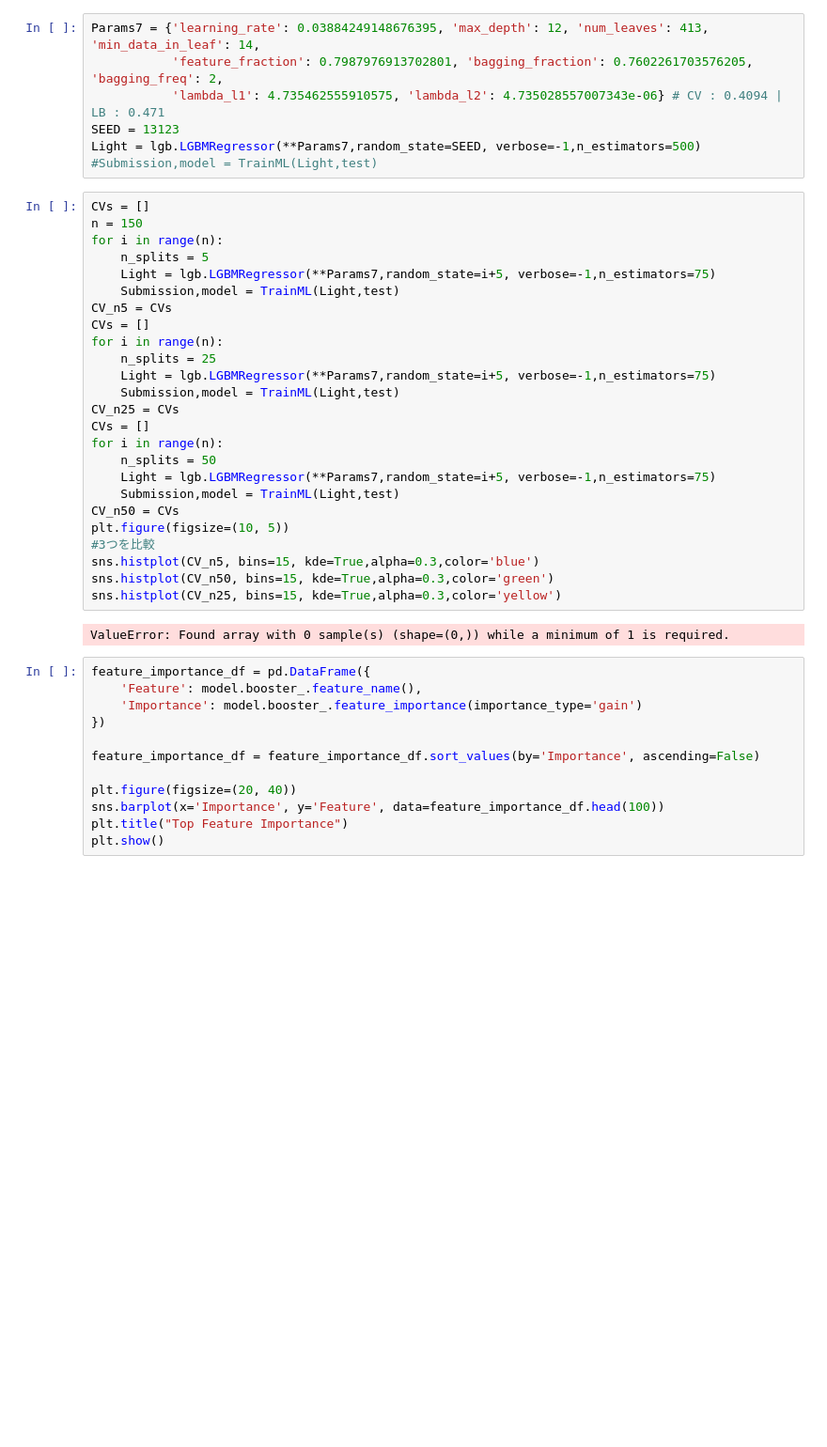
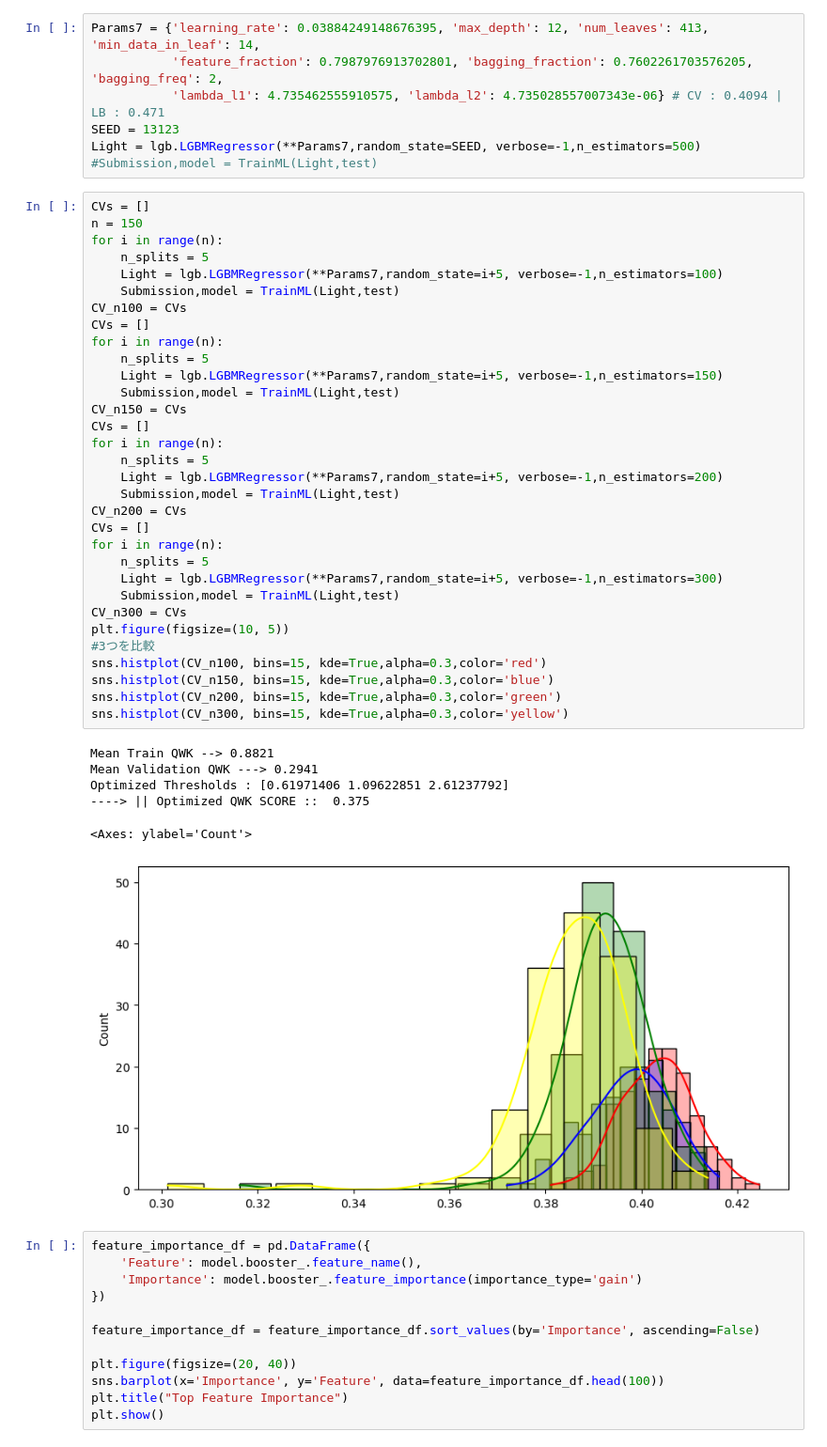
Before and after one commit to matu997/kaggle-cmi2, a Jupyter notebook: notebook/000drafi006.ipynb, the cells around one changed output. Shown at 94% size. Cells and saved outputs as stored; diff of their text form; blank space fills up the shorter version.

```diff
--- a/notebook/000drafi006.ipynb
+++ b/notebook/000drafi006.ipynb
@@ -203,30 +203,42 @@ Light = lgb.LGBMRegressor(**Params7,random_state=SEED, verbose=-1,n_estimators=5
 # %%
 CVs = []
 n = 150
 for i in range(n):
     n_splits = 5
-    Light = lgb.LGBMRegressor(**Params7,random_state=i+5, verbose=-1,n_estimators=75)
+    Light = lgb.LGBMRegressor(**Params7,random_state=i+5, verbose=-1,n_estimators=100)
     Submission,model = TrainML(Light,test)
-CV_n5 = CVs
+CV_n100 = CVs
 CVs = []
 for i in range(n):
-    n_splits = 25
-    Light = lgb.LGBMRegressor(**Params7,random_state=i+5, verbose=-1,n_estimators=75)
+    n_splits = 5
+    Light = lgb.LGBMRegressor(**Params7,random_state=i+5, verbose=-1,n_estimators=150)
     Submission,model = TrainML(Light,test)
-CV_n25 = CVs
+CV_n150 = CVs
 CVs = []
 for i in range(n):
-    n_splits = 50
-    Light = lgb.LGBMRegressor(**Params7,random_state=i+5, verbose=-1,n_estimators=75)
+    n_splits = 5
+    Light = lgb.LGBMRegressor(**Params7,random_state=i+5, verbose=-1,n_estimators=200)
     Submission,model = TrainML(Light,test)
-CV_n50 = CVs
+CV_n200 = CVs
+CVs = []
+for i in range(n):
+    n_splits = 5
+    Light = lgb.LGBMRegressor(**Params7,random_state=i+5, verbose=-1,n_estimators=300)
+    Submission,model = TrainML(Light,test)
+CV_n300 = CVs
 plt.figure(figsize=(10, 5))
 #3つを比較
-sns.histplot(CV_n5, bins=15, kde=True,alpha=0.3,color='blue')
-sns.histplot(CV_n50, bins=15, kde=True,alpha=0.3,color='green')
-sns.histplot(CV_n25, bins=15, kde=True,alpha=0.3,color='yellow')
+sns.histplot(CV_n100, bins=15, kde=True,alpha=0.3,color='red')
+sns.histplot(CV_n150, bins=15, kde=True,alpha=0.3,color='blue')
+sns.histplot(CV_n200, bins=15, kde=True,alpha=0.3,color='green')
+sns.histplot(CV_n300, bins=15, kde=True,alpha=0.3,color='yellow')
 # %% [output]
-ValueError: Found array with 0 sample(s) (shape=(0,)) while a minimum of 1 is required.
+Mean Train QWK --> 0.8821
+Mean Validation QWK ---> 0.2941
+Optimized Thresholds : [0.61971406 1.09622851 2.61237792]
+----> || Optimized QWK SCORE ::  0.375
+<Axes: ylabel='Count'>
+[figure, added]
 # %%
 feature_importance_df = pd.DataFrame({
     'Feature': model.booster_.feature_name(),
```
Also changed, not shown: parts of 1 cell of this notebook, 5 other files.
